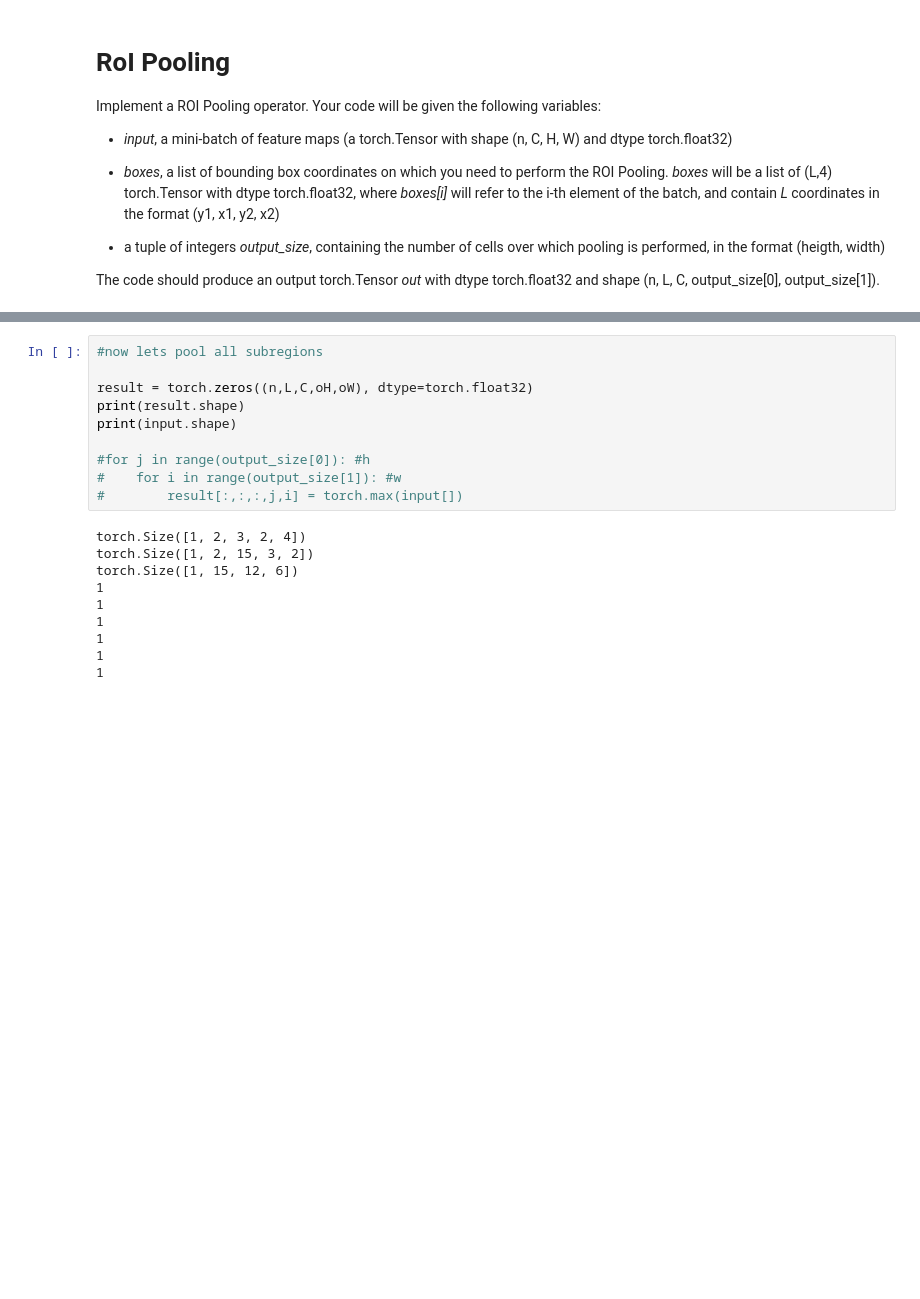
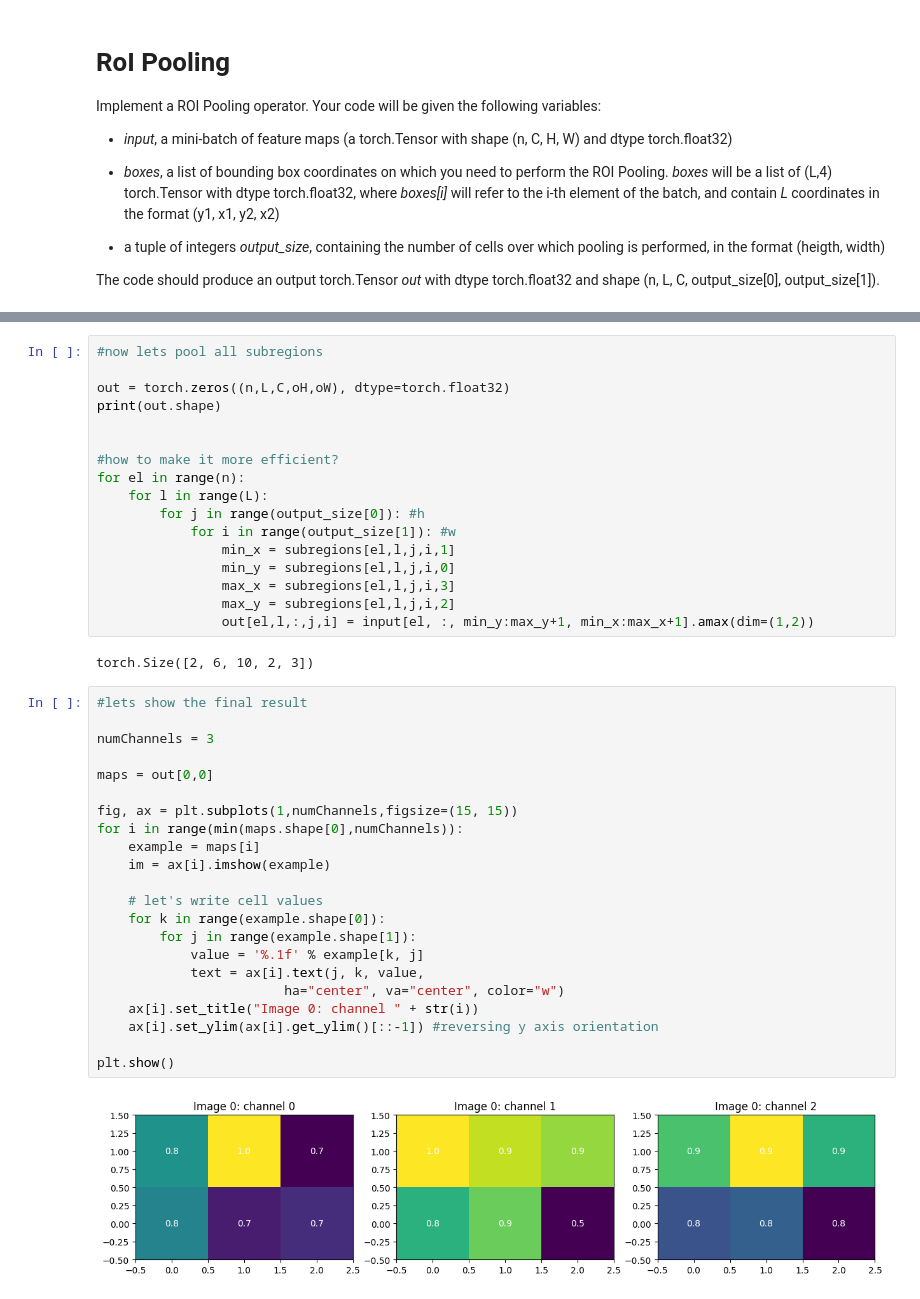
Before and after one commit to martinellop/cvcs-exercises, a Jupyter notebook: 06 Object Detection/ROI Pooling.ipynb, the cells around one changed output, grey strips where cells are left out. Drawn from its saved outputs; the diff is of its cells as text; blank space fills up the shorter version.

```diff
--- a/06 Object Detection/ROI Pooling.ipynb
+++ b/06 Object Detection/ROI Pooling.ipynb
@@ -135,20 +137,43 @@ torch.Size([1, 2, 6, 4])
 # %%
 #now lets pool all subregions
 
-result = torch.zeros((n,L,C,oH,oW), dtype=torch.float32)
-print(result.shape)
-print(input.shape)
+out = torch.zeros((n,L,C,oH,oW), dtype=torch.float32)
+print(out.shape)
 
-#for j in range(output_size[0]): #h
-#    for i in range(output_size[1]): #w
-#        result[:,:,:,j,i] = torch.max(input[])
+
+#how to make it more efficient?
+for el in range(n):
+    for l in range(L):
+        for j in range(output_size[0]): #h
+            for i in range(output_size[1]): #w
+                min_x = subregions[el,l,j,i,1]
+                min_y = subregions[el,l,j,i,0]
+                max_x = subregions[el,l,j,i,3]
+                max_y = subregions[el,l,j,i,2]
+                out[el,l,:,j,i] = input[el, :, min_y:max_y+1, min_x:max_x+1].amax(dim=(1,2))
 # %% [output]
-torch.Size([1, 2, 3, 2, 4])
-torch.Size([1, 2, 15, 3, 2])
-torch.Size([1, 15, 12, 6])
-1
-1
-1
-1
-1
-1
+torch.Size([2, 6, 10, 2, 3])
+# %%
+#lets show the final result
+
+numChannels = 3
+
+maps = out[0,0]
+
+fig, ax = plt.subplots(1,numChannels,figsize=(15, 15))
+for i in range(min(maps.shape[0],numChannels)):
+    example = maps[i]
+    im = ax[i].imshow(example)
+
+    # let's write cell values
+    for k in range(example.shape[0]):
+        for j in range(example.shape[1]):
+            value = '%.1f' % example[k, j]
+            text = ax[i].text(j, k, value,
+                        ha="center", va="center", color="w")
+    ax[i].set_title("Image 0: channel " + str(i))
+    ax[i].set_ylim(ax[i].get_ylim()[::-1]) #reversing y axis orientation
+
+plt.show()
+# %% [output]
+[figure, added]
```
Also changed, not shown: parts of 4 cells of this notebook, 1 other file.
